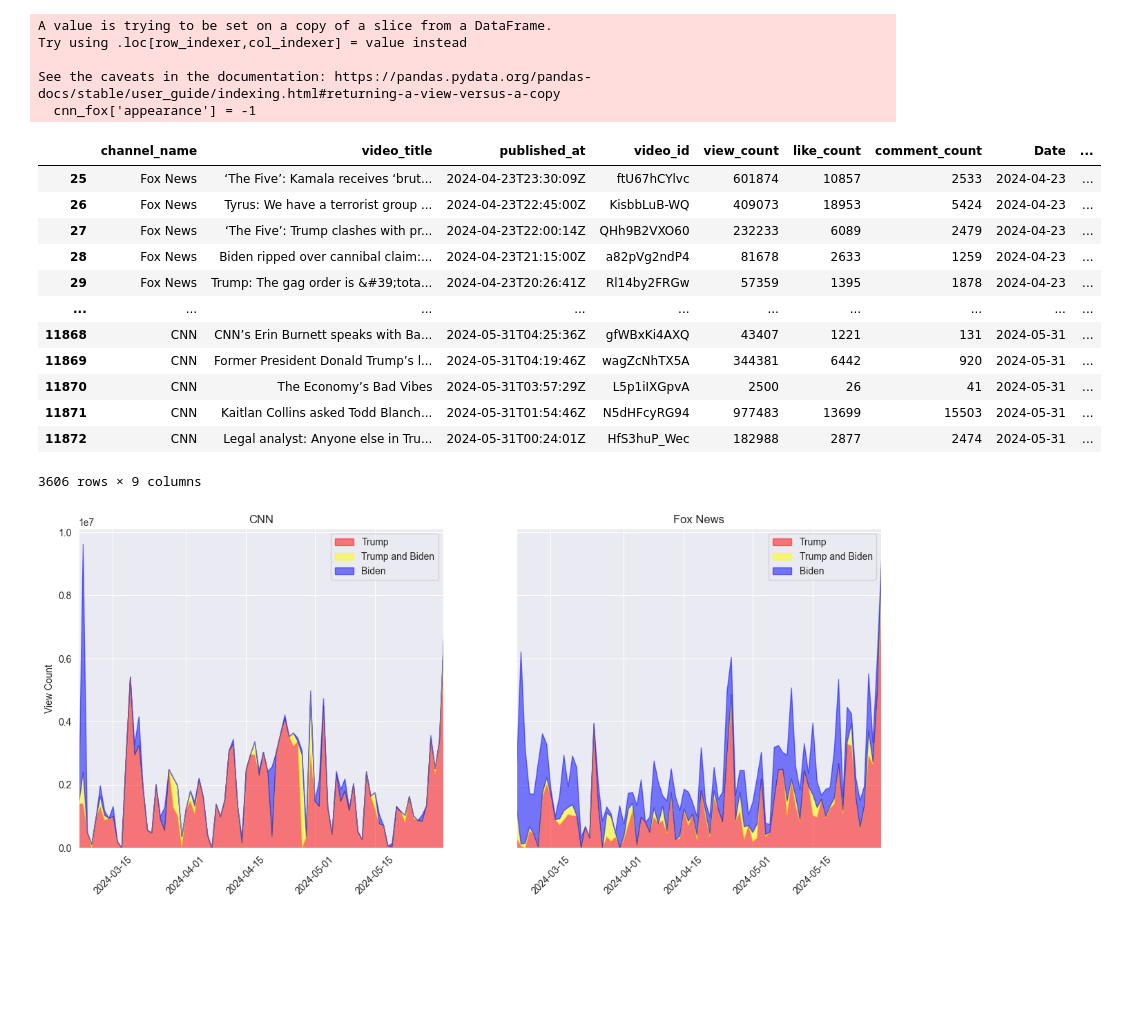
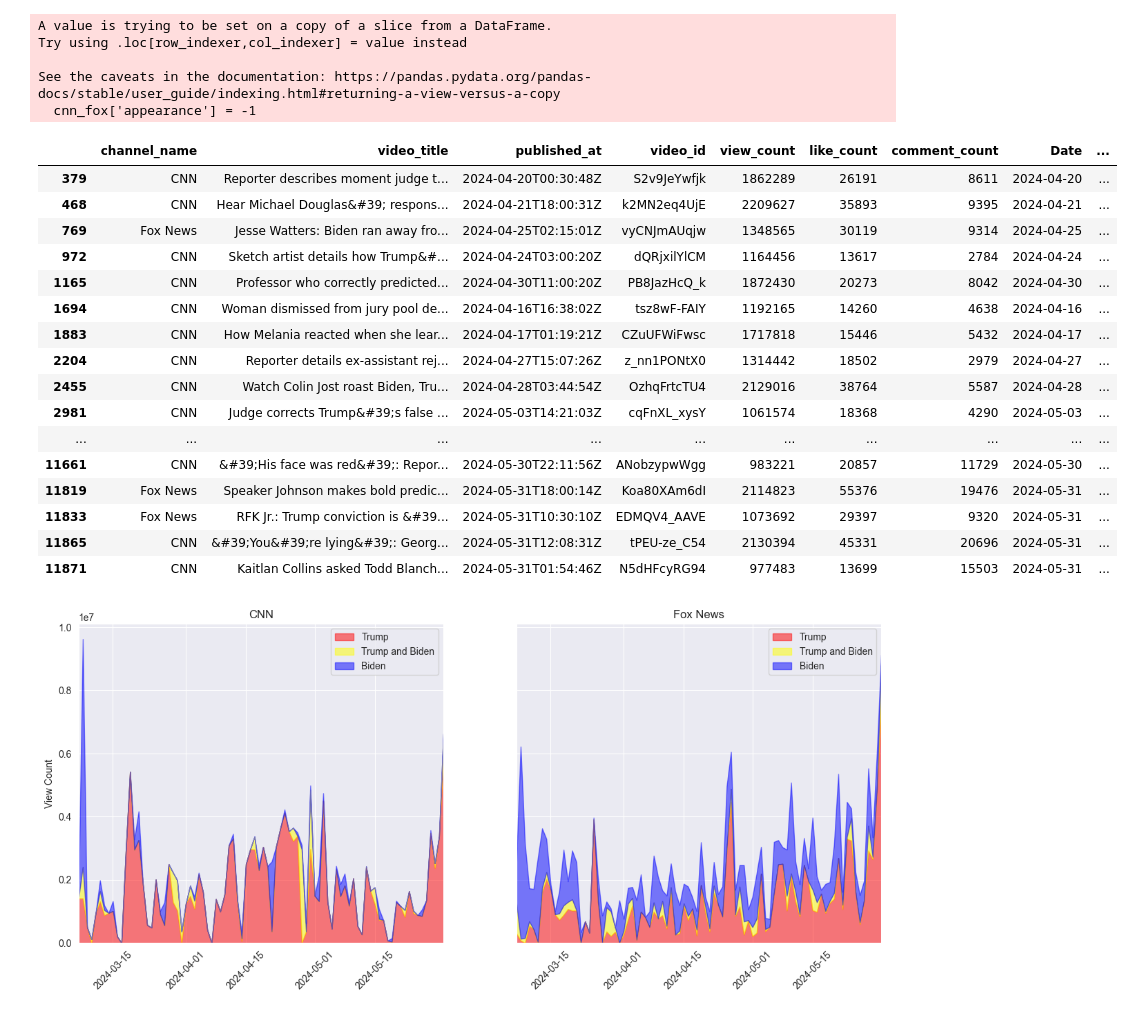
Before and after one commit to tyrionhuu/YouTube_Data_Science, a Jupyter notebook: time_series/src/video_statistics.ipynb, the cells around one changed output. Cells and saved outputs as stored; diff of their text form; code cells hidden in the pictures; blank space fills up the shorter version.

```diff
--- a/time_series/src/video_statistics.ipynb
+++ b/time_series/src/video_statistics.ipynb
@@ -74,3 +74,29 @@ plt.show()
 [figure]
 [figure]
 [figure]
+# %%
+# box plot for view count, like count, and comment count
+import seaborn as sns
+
+# use log scale for better visualization
+df['view_count_log'] = df['view_count'].apply(lambda x: 0 if x == 0 else np.log(x))
+df['like_count_log'] = df['like_count'].apply(lambda x: 0 if x == 0 else np.log(x))
+df['comment_count_log'] = df['comment_count'].apply(lambda x: 0 if x == 0 else np.log(x))
+
+plt.figure(figsize=(10, 6))
+sns.boxplot(x='channel_name', y='view_count_log', data=df)
+plt.title('View Count by Channel')
+plt.ylabel('Log View Count')
+plt.show()
+
+plt.figure(figsize=(10, 6))
+sns.boxplot(x='channel_name', y='like_count_log', data=df)
+plt.title('Like Count by Channel')
+plt.ylabel('Log Like Count')
+plt.show()
+
+plt.figure(figsize=(10, 6))
+sns.boxplot(x='channel_name', y='comment_count_log', data=df)
+plt.title('Comment Count by Channel')
+plt.ylabel('Log Comment Count')
+plt.show()
@@ -207,21 +306,27 @@ Try using .loc[row_indexer,col_indexer] = value instead
 See the caveats in the documentation: https://pandas.pydata.org/pandas-docs/stable/user_guide/indexing.html#returning-a-view-versus-a-copy
   cnn_fox['appearance'] = -1
 # %%
-cnn_fox
+cnn_fox_political = cnn_fox[cnn_fox['appearance'] != -1]
+cnn_fox_political.describe()
+cnn_fox_political[cnn_fox_political['view_count'] > cnn_fox_political['view_count'].quantile(0.98)]
 # %% [output]
 |  | channel_name | video_title | published_at | video_id | view_count | like_count | comment_count | Date | ... |
-| 25 | Fox News | ‘The Five’: Kamala receives ‘brut... | 2024-04-23T23:30:09Z | ftU67hCYlvc | 601874 | 10857 | 2533 | 2024-04-23 | ... |
-| 26 | Fox News | Tyrus: We have a terrorist group ... | 2024-04-23T22:45:00Z | KisbbLuB-WQ | 409073 | 18953 | 5424 | 2024-04-23 | ... |
-| 27 | Fox News | ‘The Five’: Trump clashes with pr... | 2024-04-23T22:00:14Z | QHh9B2VXO60 | 232233 | 6089 | 2479 | 2024-04-23 | ... |
-| 28 | Fox News | Biden ripped over cannibal claim:... | 2024-04-23T21:15:00Z | a82pVg2ndP4 | 81678 | 2633 | 1259 | 2024-04-23 | ... |
-| 29 | Fox News | Trump: The gag order is &#39;tota... | 2024-04-23T20:26:41Z | Rl14by2FRGw | 57359 | 1395 | 1878 | 2024-04-23 | ... |
+| 379 | CNN | Reporter describes moment judge t... | 2024-04-20T00:30:48Z | S2v9JeYwfjk | 1862289 | 26191 | 8611 | 2024-04-20 | ... |
+| 468 | CNN | Hear Michael Douglas&#39; respons... | 2024-04-21T18:00:31Z | k2MN2eq4UjE | 2209627 | 35893 | 9395 | 2024-04-21 | ... |
+| 769 | Fox News | Jesse Watters: Biden ran away fro... | 2024-04-25T02:15:01Z | vyCNJmAUqjw | 1348565 | 30119 | 9314 | 2024-04-25 | ... |
+| 972 | CNN | Sketch artist details how Trump&#... | 2024-04-24T03:00:20Z | dQRjxilYlCM | 1164456 | 13617 | 2784 | 2024-04-24 | ... |
+| 1165 | CNN | Professor who correctly predicted... | 2024-04-30T11:00:20Z | PB8JazHcQ_k | 1872430 | 20273 | 8042 | 2024-04-30 | ... |
+| 1694 | CNN | Woman dismissed from jury pool de... | 2024-04-16T16:38:02Z | tsz8wF-FAIY | 1192165 | 14260 | 4638 | 2024-04-16 | ... |
+| 1883 | CNN | How Melania reacted when she lear... | 2024-04-17T01:19:21Z | CZuUFWiFwsc | 1717818 | 15446 | 5432 | 2024-04-17 | ... |
+| 2204 | CNN | Reporter details ex-assistant rej... | 2024-04-27T15:07:26Z | z_nn1PONtX0 | 1314442 | 18502 | 2979 | 2024-04-27 | ... |
+| 2455 | CNN | Watch Colin Jost roast Biden, Tru... | 2024-04-28T03:44:54Z | OzhqFrtcTU4 | 2129016 | 38764 | 5587 | 2024-04-28 | ... |
+| 2981 | CNN | Judge corrects Trump&#39;s false ... | 2024-05-03T14:21:03Z | cqFnXL_xysY | 1061574 | 18368 | 4290 | 2024-05-03 | ... |
 | ... | ... | ... | ... | ... | ... | ... | ... | ... | ... |
-| 11868 | CNN | CNN’s Erin Burnett speaks with Ba... | 2024-05-31T04:25:36Z | gfWBxKi4AXQ | 43407 | 1221 | 131 | 2024-05-31 | ... |
-| 11869 | CNN | Former President Donald Trump’s l... | 2024-05-31T04:19:46Z | wagZcNhTX5A | 344381 | 6442 | 920 | 2024-05-31 | ... |
-| 11870 | CNN | The Economy’s Bad Vibes | 2024-05-31T03:57:29Z | L5p1iIXGpvA | 2500 | 26 | 41 | 2024-05-31 | ... |
+| 11661 | CNN | &#39;His face was red&#39;: Repor... | 2024-05-30T22:11:56Z | ANobzypwWgg | 983221 | 20857 | 11729 | 2024-05-30 | ... |
+| 11819 | Fox News | Speaker Johnson makes bold predic... | 2024-05-31T18:00:14Z | Koa80XAm6dI | 2114823 | 55376 | 19476 | 2024-05-31 | ... |
+| 11833 | Fox News | RFK Jr.: Trump conviction is &#39... | 2024-05-31T10:30:10Z | EDMQV4_AAVE | 1073692 | 29397 | 9320 | 2024-05-31 | ... |
+| 11865 | CNN | &#39;You&#39;re lying&#39;: Georg... | 2024-05-31T12:08:31Z | tPEU-ze_C54 | 2130394 | 45331 | 20696 | 2024-05-31 | ... |
 | 11871 | CNN | Kaitlan Collins asked Todd Blanch... | 2024-05-31T01:54:46Z | N5dHFcyRG94 | 977483 | 13699 | 15503 | 2024-05-31 | ... |
-| 11872 | CNN | Legal analyst: Anyone else in Tru... | 2024-05-31T00:24:01Z | HfS3huP_Wec | 182988 | 2877 | 2474 | 2024-05-31 | ... |
-3606 rows × 9 columns
 # %%
 import matplotlib.pyplot as plt
 
```
Also changed, not shown: parts of 5 cells of this notebook.
